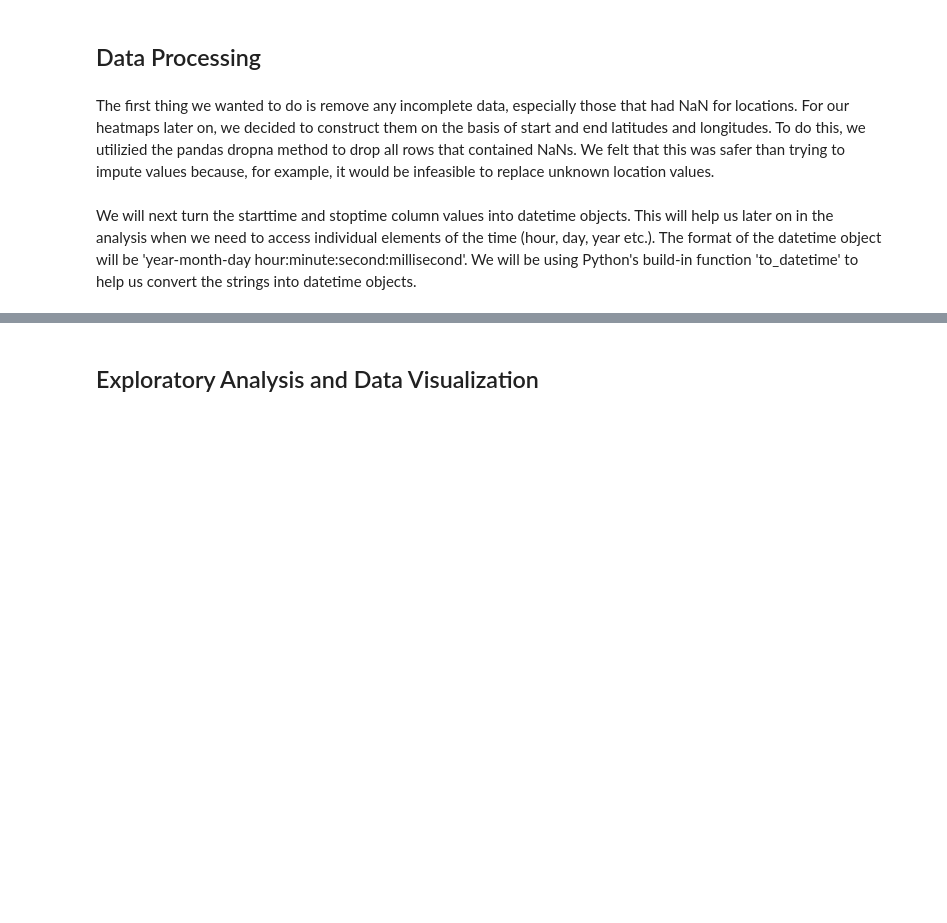
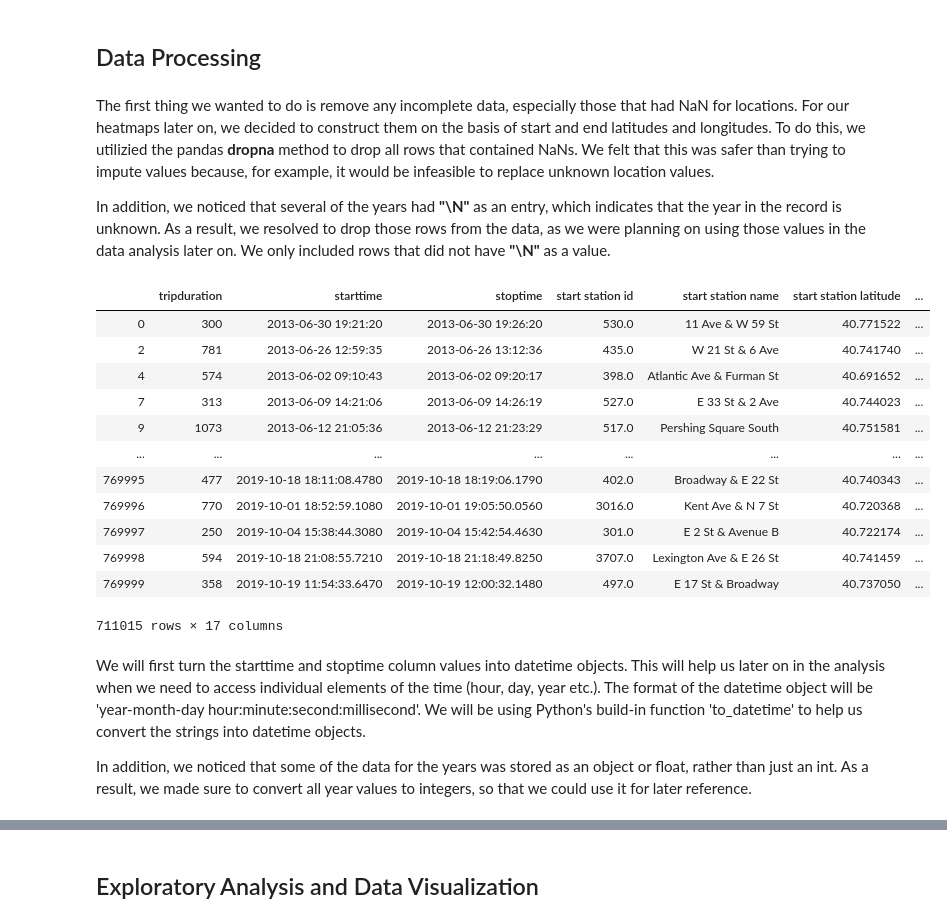
Before and after one commit to arunsrinivas20/arunsrinivas20.github.io, a Jupyter notebook: Andrew_Arun_Matt_CMSC320_Final.ipynb, the cells around one changed output, grey strips where cells are left out. Saved outputs shown, nothing was run; the diff lists cells and outputs as text; code cells hidden in the pictures; blank space fills up the shorter version.

```diff
--- a/Andrew_Arun_Matt_CMSC320_Final.ipynb
+++ b/Andrew_Arun_Matt_CMSC320_Final.ipynb
@@ -149,12 +176,33 @@ bikes_df
 # %% [markdown]
 ## Data Processing
 # %% [markdown]
-The first thing we wanted to do is remove any incomplete data, especially those that had NaN for locations. For our heatmaps later on, we decided to construct them on the basis of start and end latitudes and longitudes. To do this, we utilizied the pandas dropna method to drop all rows that contained NaNs. We felt that this was safer than trying to impute values because, for example, it would be infeasible to replace unknown location values.
+The first thing we wanted to do is remove any incomplete data, especially those that had NaN for locations. For our heatmaps later on, we decided to construct them on the basis of start and end latitudes and longitudes. To do this, we utilizied the pandas **dropna** method to drop all rows that contained NaNs. We felt that this was safer than trying to impute values because, for example, it would be infeasible to replace unknown location values.
+
+In addition, we noticed that several of the years had **"\N"** as an entry, which indicates that the year in the record is unknown. As a result, we resolved to drop those rows from the data, as we were planning on using those values in the data analysis later on. We only included rows that did not have **"\N"** as a value.
 # %%
 bikes_df = bikes_df.dropna()
+
+bikes_df = bikes_df[bikes_df['birth year'] != '\\N']
+
 bikes_df
+# %% [output]
+|  | tripduration | starttime | stoptime | start station id | start station name | start station latitude | ... |
+| 0 | 300 | 2013-06-30 19:21:20 | 2013-06-30 19:26:20 | 530.0 | 11 Ave & W 59 St | 40.771522 | ... |
+| 2 | 781 | 2013-06-26 12:59:35 | 2013-06-26 13:12:36 | 435.0 | W 21 St & 6 Ave | 40.741740 | ... |
+| 4 | 574 | 2013-06-02 09:10:43 | 2013-06-02 09:20:17 | 398.0 | Atlantic Ave & Furman St | 40.691652 | ... |
+| 7 | 313 | 2013-06-09 14:21:06 | 2013-06-09 14:26:19 | 527.0 | E 33 St & 2 Ave | 40.744023 | ... |
+| 9 | 1073 | 2013-06-12 21:05:36 | 2013-06-12 21:23:29 | 517.0 | Pershing Square South | 40.751581 | ... |
+| ... | ... | ... | ... | ... | ... | ... | ... |
+| 769995 | 477 | 2019-10-18 18:11:08.4780 | 2019-10-18 18:19:06.1790 | 402.0 | Broadway & E 22 St | 40.740343 | ... |
+| 769996 | 770 | 2019-10-01 18:52:59.1080 | 2019-10-01 19:05:50.0560 | 3016.0 | Kent Ave & N 7 St | 40.720368 | ... |
+| 769997 | 250 | 2019-10-04 15:38:44.3080 | 2019-10-04 15:42:54.4630 | 301.0 | E 2 St & Avenue B | 40.722174 | ... |
+| 769998 | 594 | 2019-10-18 21:08:55.7210 | 2019-10-18 21:18:49.8250 | 3707.0 | Lexington Ave & E 26 St | 40.741459 | ... |
+| 769999 | 358 | 2019-10-19 11:54:33.6470 | 2019-10-19 12:00:32.1480 | 497.0 | E 17 St & Broadway | 40.737050 | ... |
+711015 rows × 17 columns
 # %% [markdown]
-We will next turn the starttime and stoptime column values into datetime objects. This will help us later on in the analysis when we need to access individual elements of the time (hour, day, year etc.). The format of the datetime object will be 'year-month-day hour:minute:second:millisecond'. We will be using Python's build-in function 'to_datetime' to help us convert the strings into datetime objects.
+We will first turn the starttime and stoptime column values into datetime objects. This will help us later on in the analysis when we need to access individual elements of the time (hour, day, year etc.). The format of the datetime object will be 'year-month-day hour:minute:second:millisecond'. We will be using Python's build-in function 'to_datetime' to help us convert the strings into datetime objects.
+
+In addition, we noticed that some of the data for the years was stored as an object or float, rather than just an int. As a result, we made sure to convert all year values to integers, so that we could use it for later reference.
 # %%
 # Convert starttime column values into datetime objects
 bikes_df['starttime'] = pd.to_datetime(bikes_df['starttime'])
```
Also changed, not shown: parts of 25 cells of this notebook.
